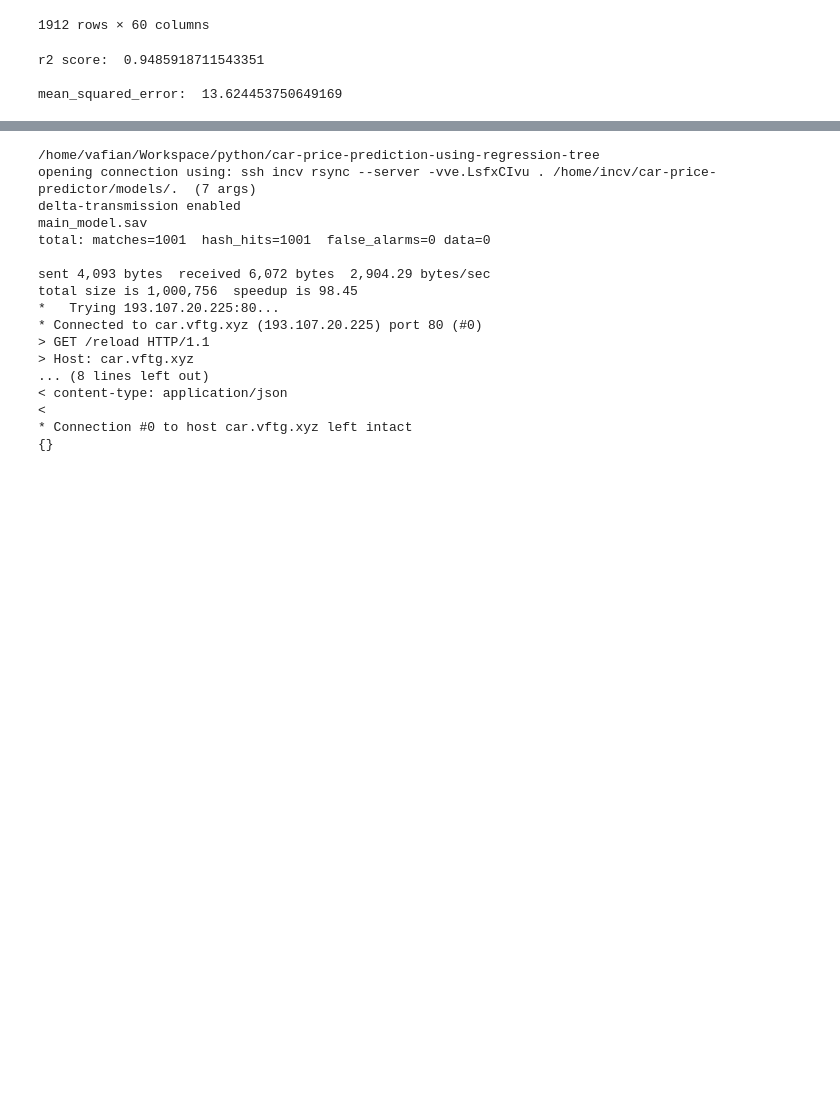
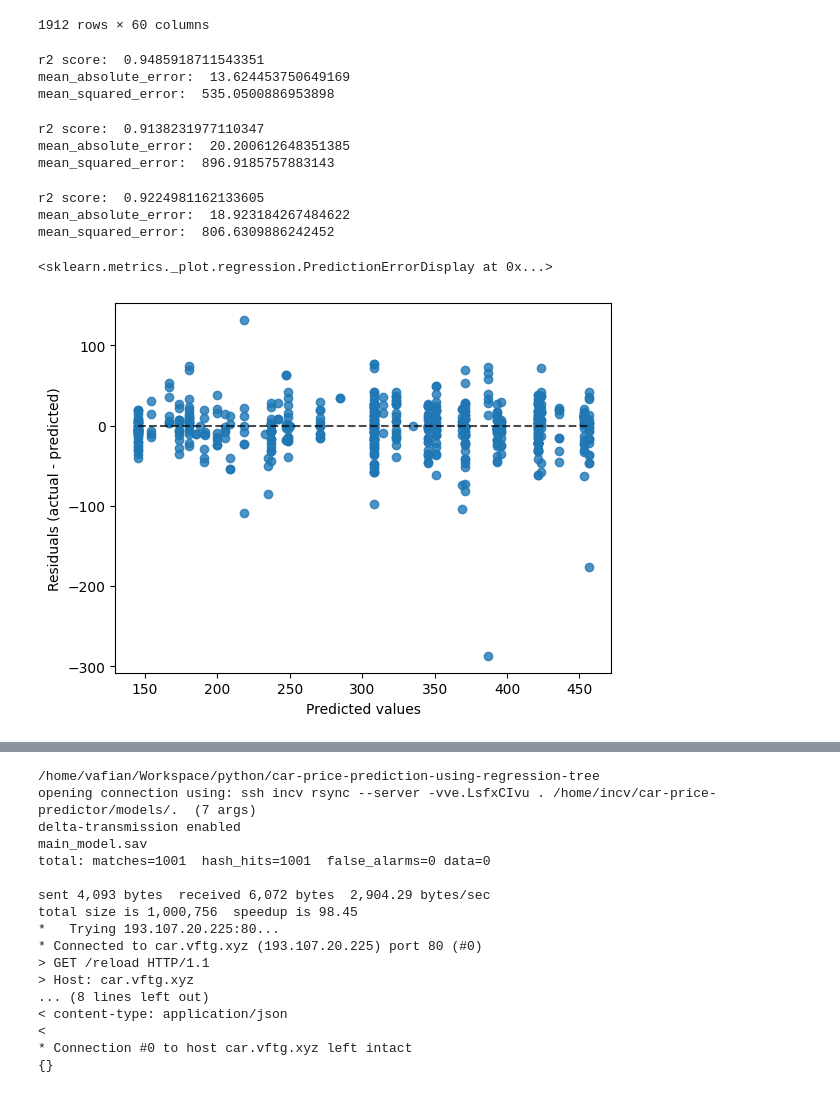
Before and after one commit to VafaTarighi/car-price-prediction-using-regression-tree, a Jupyter notebook: decision-tree-regression.ipynb, the cells around one changed output, grey strips where cells are left out. Cells and saved outputs as stored; diff of their text form; code cells hidden in the pictures; blank space fills up the shorter version.

Commit message:
plots and webserver

```diff
--- a/decision-tree-regression.ipynb
+++ b/decision-tree-regression.ipynb
@@ -18,6 +15,5 @@ model_name = "new_elim_gbr"
 
 df = pd.read_csv(f'{dataset_name}_car_dataset_preprocessed.csv')
 Y = df[['price']]
-X = df
-X.drop(['price'], axis=1, inplace=True)
+X = df.drop(['price'], axis=1, inplace=True)
 # %%
@@ -51,7 +66,7 @@ def model_mesures(model):
 # %%
 # train the Regression Tree
 
-reg = GradientBoostingRegressor(
+gbr = GradientBoostingRegressor(
     alpha=0.9,
     ccp_alpha=0.0,
     criterion='friedman_mse',
@@ -73,10 +88,37 @@ reg = GradientBoostingRegressor(
     validation_fraction=0.1,
     verbose=0,
     warm_start=False)
-reg.fit(x_train, y_train.values.ravel())
+gbr.fit(x_train, y_train.values.ravel())
 
-model_mesures(reg)
+model_mesures(gbr)
 # %% [output]
 r2 score:  0.9485918711543351
-
-mean_squared_error:  13.624453750649169
+mean_absolute_error:  13.624453750649169
+mean_squared_error:  535.0500886953898
+# %%
+dt = DecisionTreeRegressor(
+    criterion='poisson',
+    max_depth=6,
+    random_state=123
+)
+dt.fit(x_train, y_train.values.ravel())
+
+model_mesures(dt)
+# %% [output]
+r2 score:  0.9138231977110347
+mean_absolute_error:  20.200612648351385
+mean_squared_error:  896.9185757883143
+# %%
+linear_reg = LinearRegression()
+linear_reg.fit(x_train, y_train.values.ravel())
+
+model_mesures(linear_reg)
+# %% [output]
+r2 score:  0.9224981162133605
+mean_absolute_error:  18.923184267484622
+mean_squared_error:  806.6309886242452
+# %%
+PredictionErrorDisplay.from_estimator(dt, x_test, y_test.values.ravel(), random_state=123)
+# %% [output]
+<sklearn.metrics._plot.regression.PredictionErrorDisplay at 0x...>
+[figure, added]
```
Also changed, not shown: parts of 10 cells of this notebook, 12 other files.
